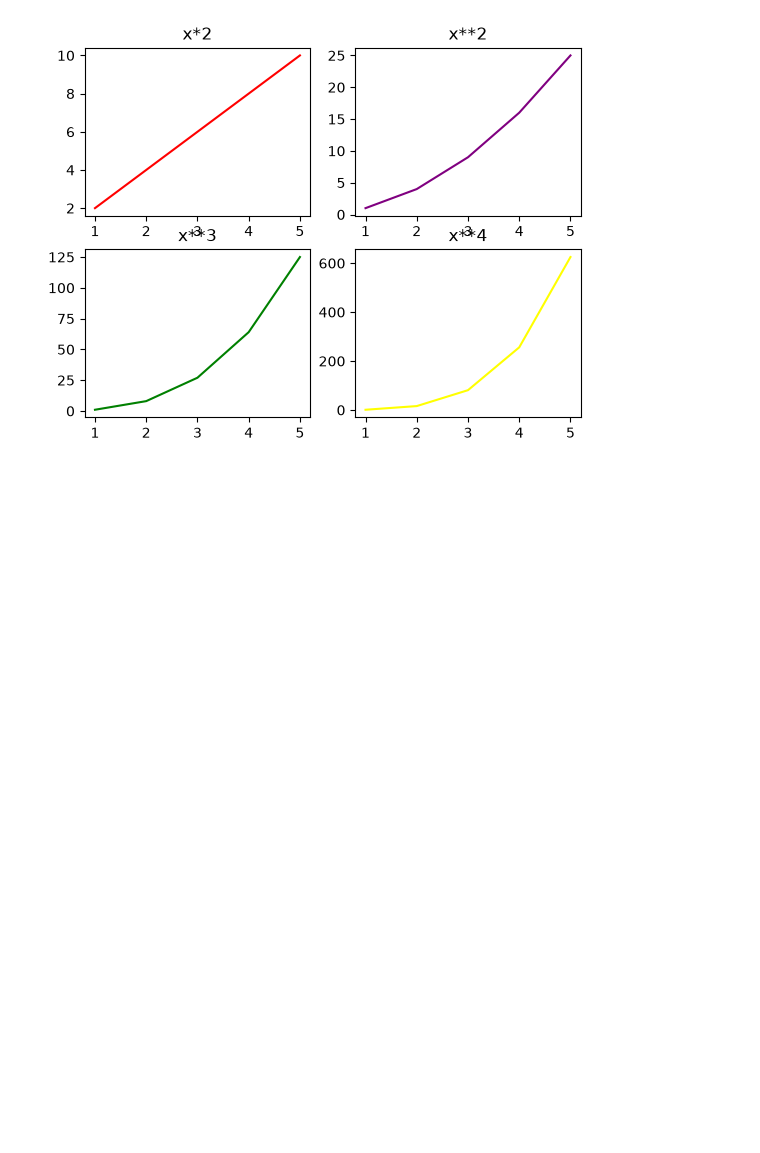
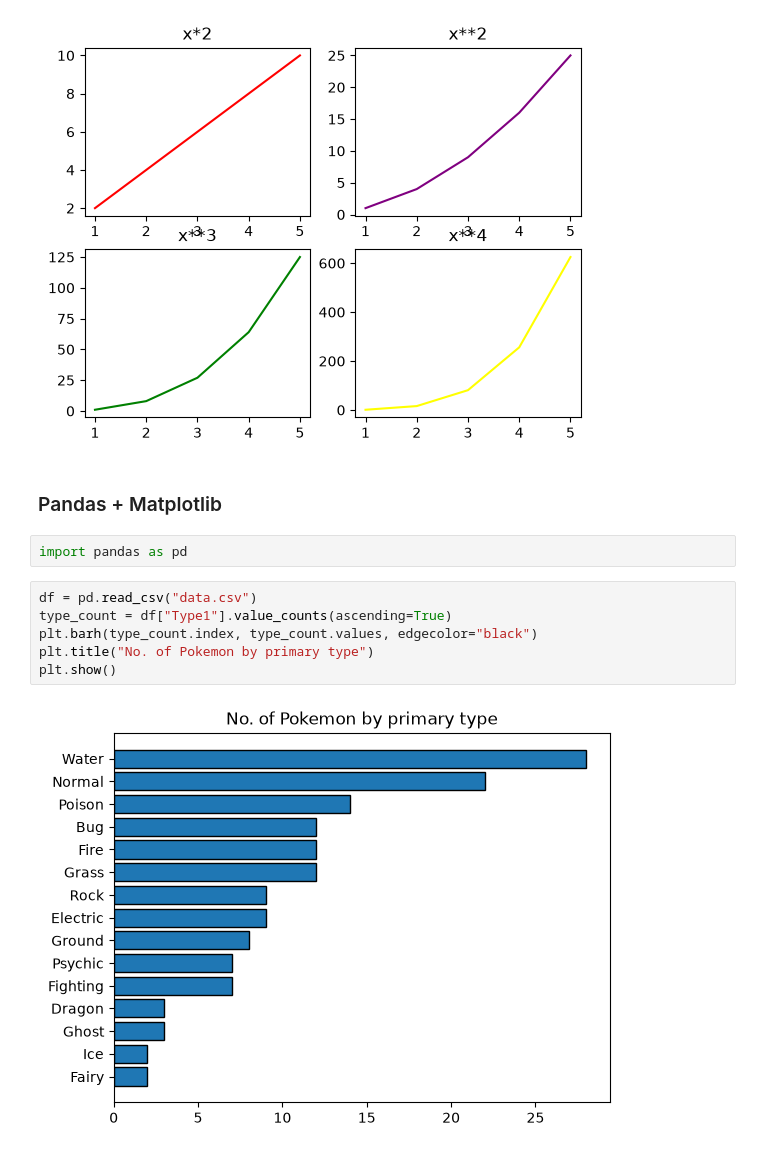
Before and after one commit to areeba-cyber/NumPy, a Jupyter notebook: Matplotlib/main2.ipynb, the cells around one changed output. Saved outputs shown, nothing was run; the diff lists cells and outputs as text; blank space fills up the shorter version.

Commit message:
matplotlib

```diff
--- a/Matplotlib/main2.ipynb
+++ b/Matplotlib/main2.ipynb
@@ -92,3 +92,15 @@ plt.show
 # %% [output]
 <function matplotlib.pyplot.show(close=None, block=None)>
 [figure]
+# %% [markdown]
+### Pandas + Matplotlib
+# %%
+import pandas as pd
+# %%
+df = pd.read_csv("data.csv")
+type_count = df["Type1"].value_counts(ascending=True)
+plt.barh(type_count.index, type_count.values, edgecolor="black")
+plt.title("No. of Pokemon by primary type")
+plt.show()
+# %% [output]
+[figure, added]
```
Also changed, not shown: 1 other file.
